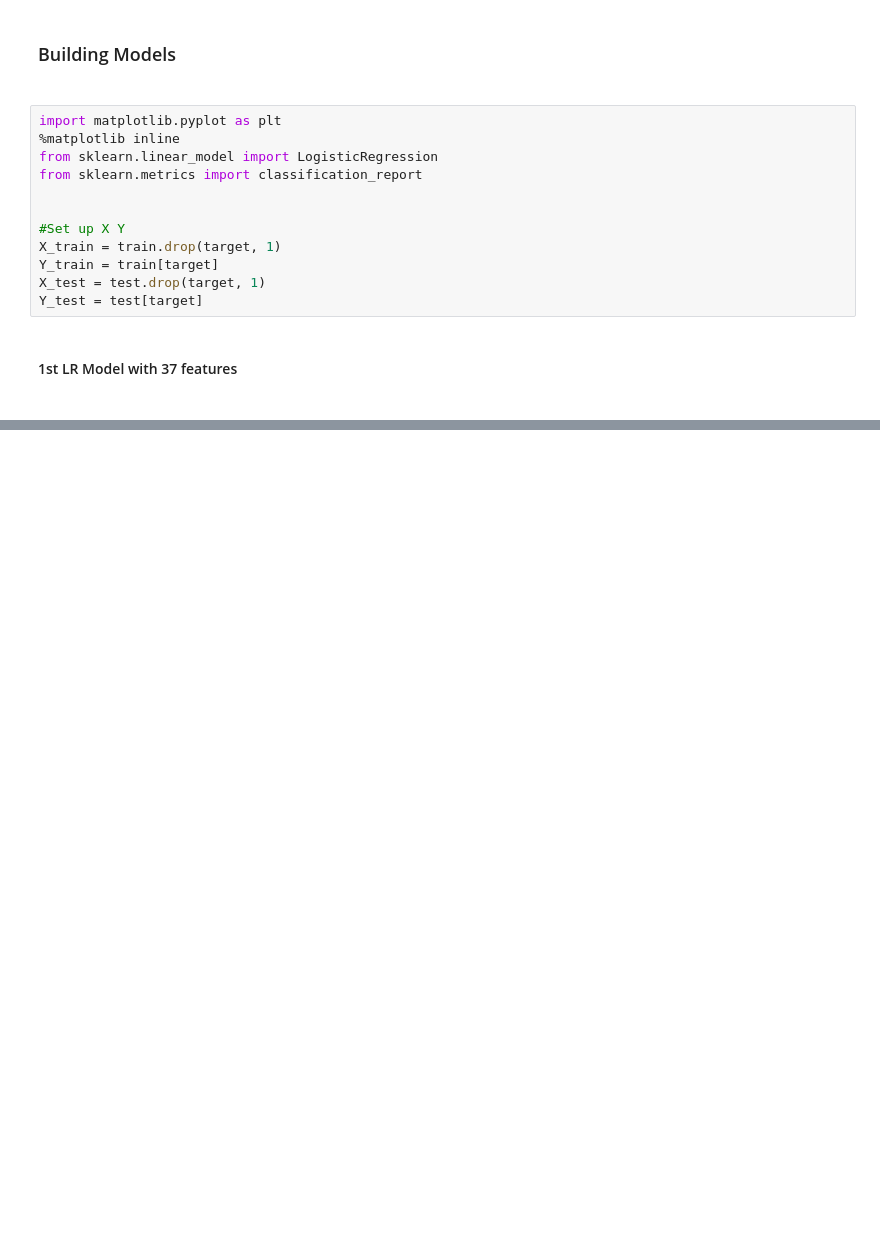
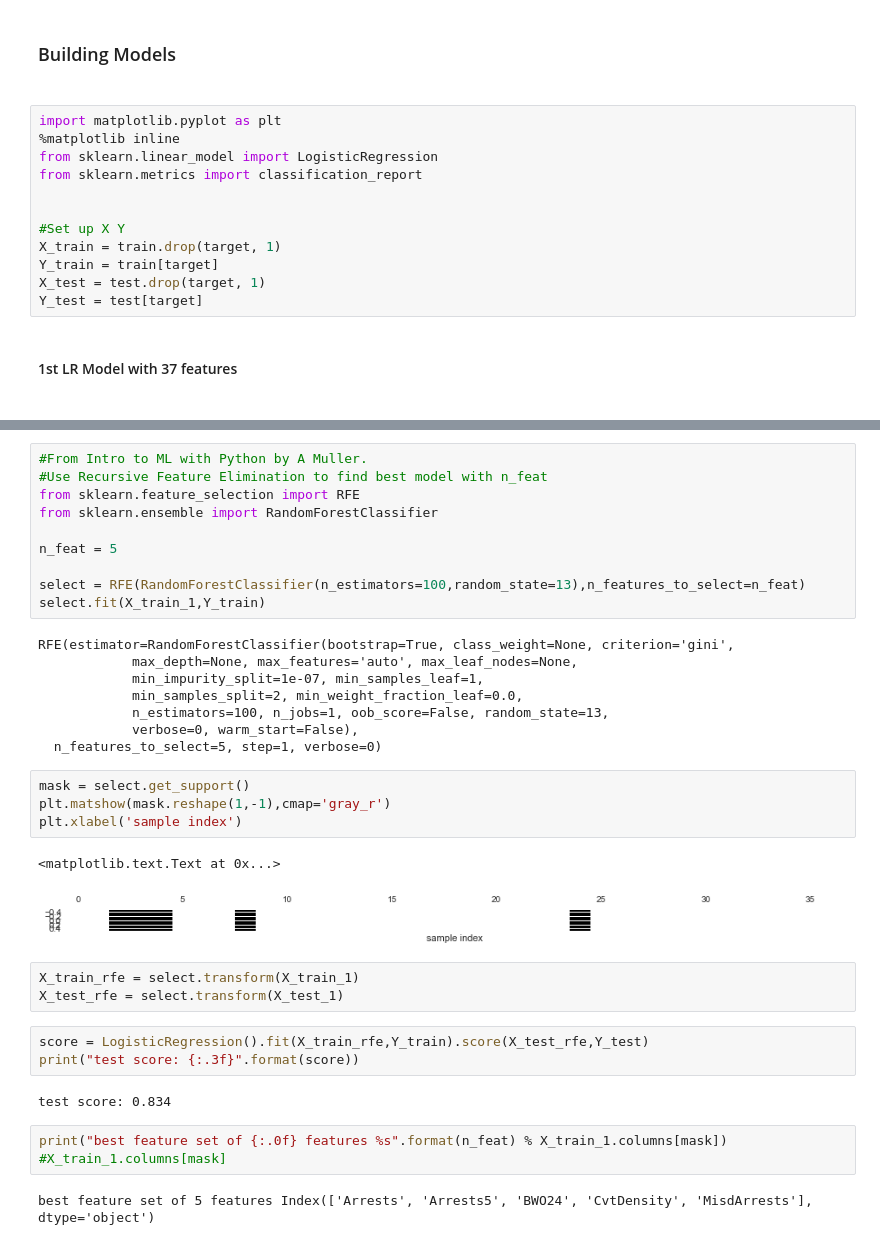
Before and after one commit to stella0316/Forecasting_Recidivism, a Jupyter notebook: Data Cleaning + First Model.ipynb, the cells around one changed output, grey strips where cells are left out. Cells and saved outputs as stored; diff of their text form; blank space fills up the shorter version.

Commit message:
started feature selection

```diff
--- a/Data Cleaning + First Model.ipynb
+++ b/Data Cleaning + First Model.ipynb
@@ -268,0 +431,38 @@ avg / total       0.83      0.83      0.83     29956
+# %%
+#From Intro to ML with Python by A Muller.
+#Use Recursive Feature Elimination to find best model with n_feat
+from sklearn.feature_selection import RFE
+from sklearn.ensemble import RandomForestClassifier
+
+n_feat = 5
+
+select = RFE(RandomForestClassifier(n_estimators=100,random_state=13),n_features_to_select=n_feat)
+select.fit(X_train_1,Y_train)
+# %% [output]
+RFE(estimator=RandomForestClassifier(bootstrap=True, class_weight=None, criterion='gini',
+            max_depth=None, max_features='auto', max_leaf_nodes=None,
+            min_impurity_split=1e-07, min_samples_leaf=1,
+            min_samples_split=2, min_weight_fraction_leaf=0.0,
+            n_estimators=100, n_jobs=1, oob_score=False, random_state=13,
+            verbose=0, warm_start=False),
+  n_features_to_select=5, step=1, verbose=0)
+# %%
+mask = select.get_support()
+plt.matshow(mask.reshape(1,-1),cmap='gray_r')
+plt.xlabel('sample index')
+# %% [output]
+<matplotlib.text.Text at 0x...>
+[figure, added]
+# %%
+X_train_rfe = select.transform(X_train_1)
+X_test_rfe = select.transform(X_test_1)
+# %%
+score = LogisticRegression().fit(X_train_rfe,Y_train).score(X_test_rfe,Y_test)
+print("test score: {:.3f}".format(score))
+# %% [output]
+test score: 0.834
+# %%
+print("best feature set of {:.0f} features %s".format(n_feat) % X_train_1.columns[mask])
+#X_train_1.columns[mask]
+# %% [output]
+best feature set of 5 features Index(['Arrests', 'Arrests5', 'BWO24', 'CvtDensity', 'MisdArrests'], dtype='object')
```
Also changed, not shown: parts of 10 cells of this notebook, 1 other file.
